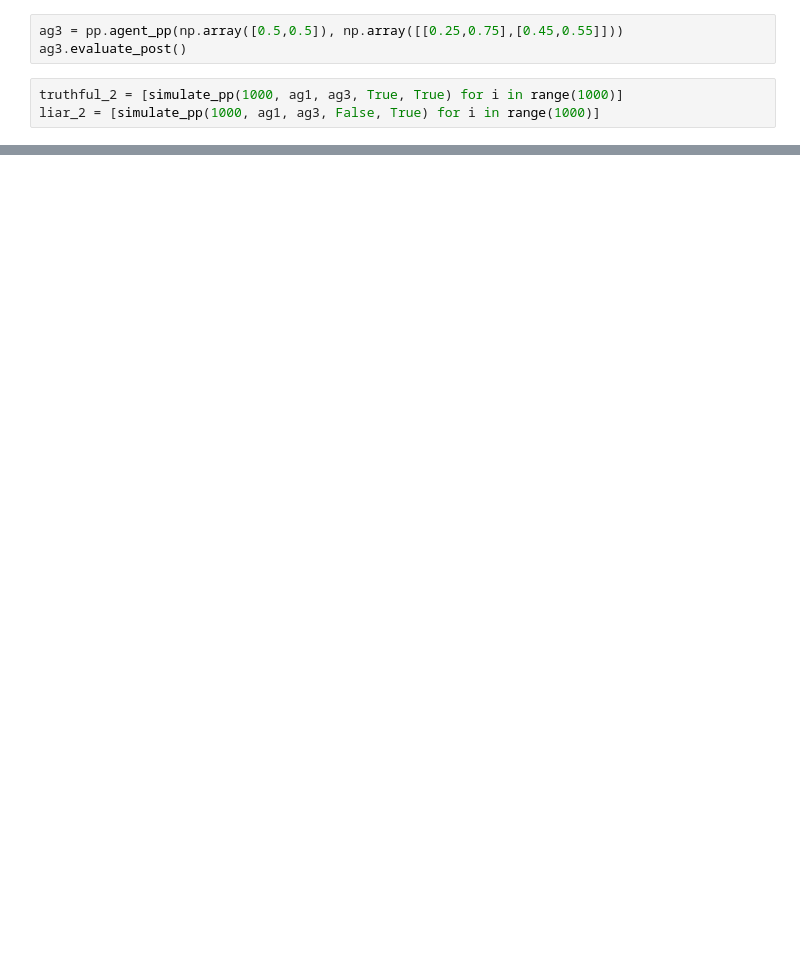
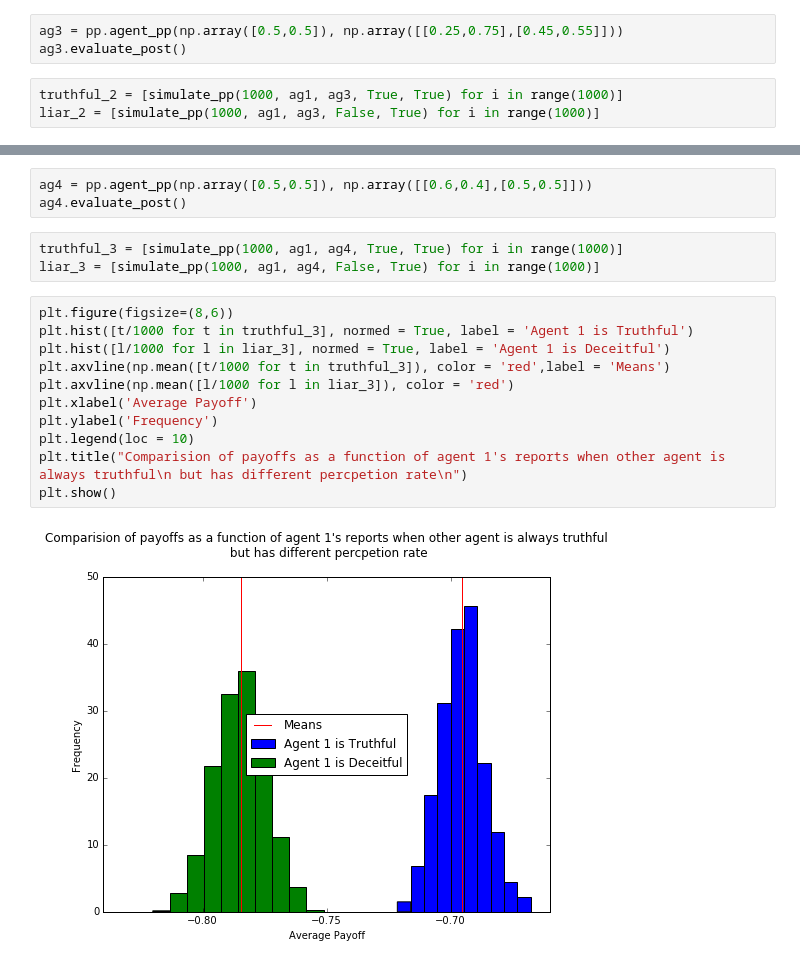
Before and after one commit to chuckyouliu/Crowdsourced-Elicitation, a Jupyter notebook: PPTesting.ipynb, the cells around one changed output, grey strips where cells are left out. Drawn from its saved outputs; the diff is of its cells as text; blank space fills up the shorter version.

```diff
--- a/PPTesting.ipynb
+++ b/PPTesting.ipynb
@@ -61,0 +85,19 @@ plt.show()
+# %%
+ag4 = pp.agent_pp(np.array([0.5,0.5]), np.array([[0.6,0.4],[0.5,0.5]]))
+ag4.evaluate_post()
+# %%
+truthful_3 = [simulate_pp(1000, ag1, ag4, True, True) for i in range(1000)]
+liar_3 = [simulate_pp(1000, ag1, ag4, False, True) for i in range(1000)]
+# %%
+plt.figure(figsize=(8,6))
+plt.hist([t/1000 for t in truthful_3], normed = True, label = 'Agent 1 is Truthful')
+plt.hist([l/1000 for l in liar_3], normed = True, label = 'Agent 1 is Deceitful')
+plt.axvline(np.mean([t/1000 for t in truthful_3]), color = 'red',label = 'Means')
+plt.axvline(np.mean([l/1000 for l in liar_3]), color = 'red')
+plt.xlabel('Average Payoff')
+plt.ylabel('Frequency')
+plt.legend(loc = 10)
+plt.title("Comparision of payoffs as a function of agent 1's reports when other agent is always truthful\n but has different percpetion rate\n")
+plt.show()
+# %% [output]
+[figure, added]
```
Also changed, not shown: parts of 5 cells of this notebook, 7 other files.
